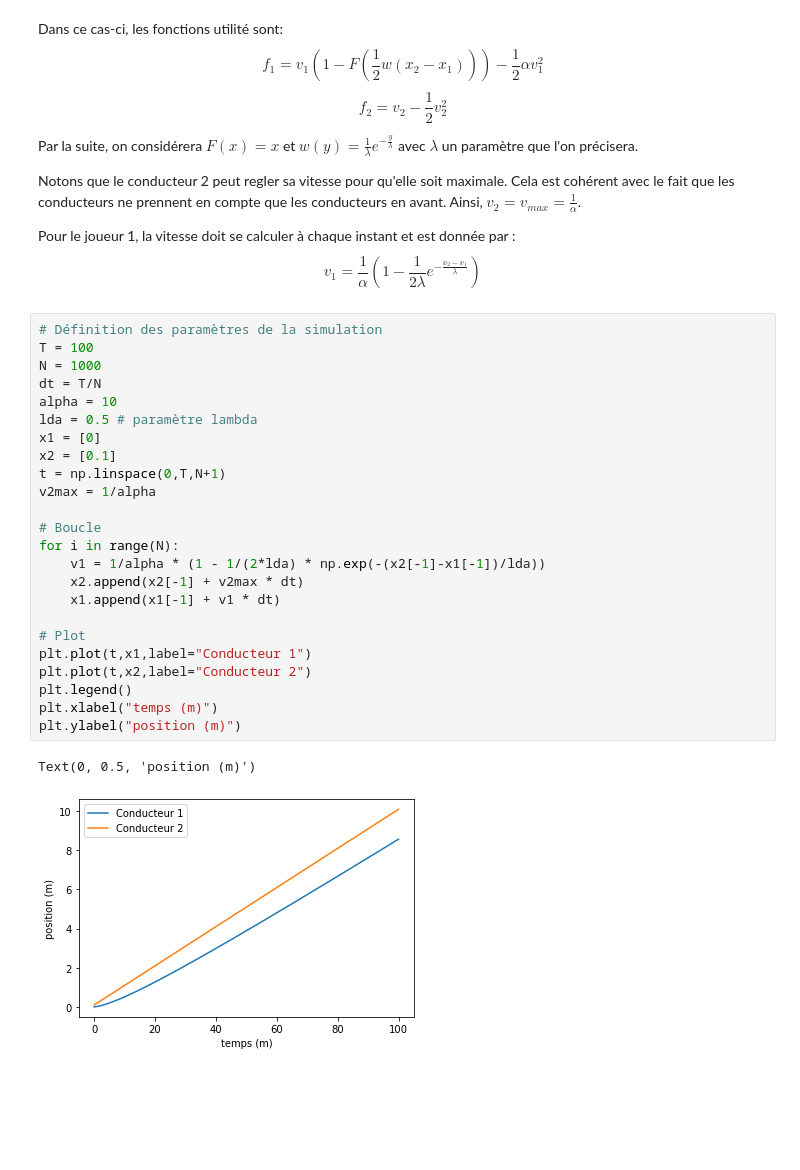
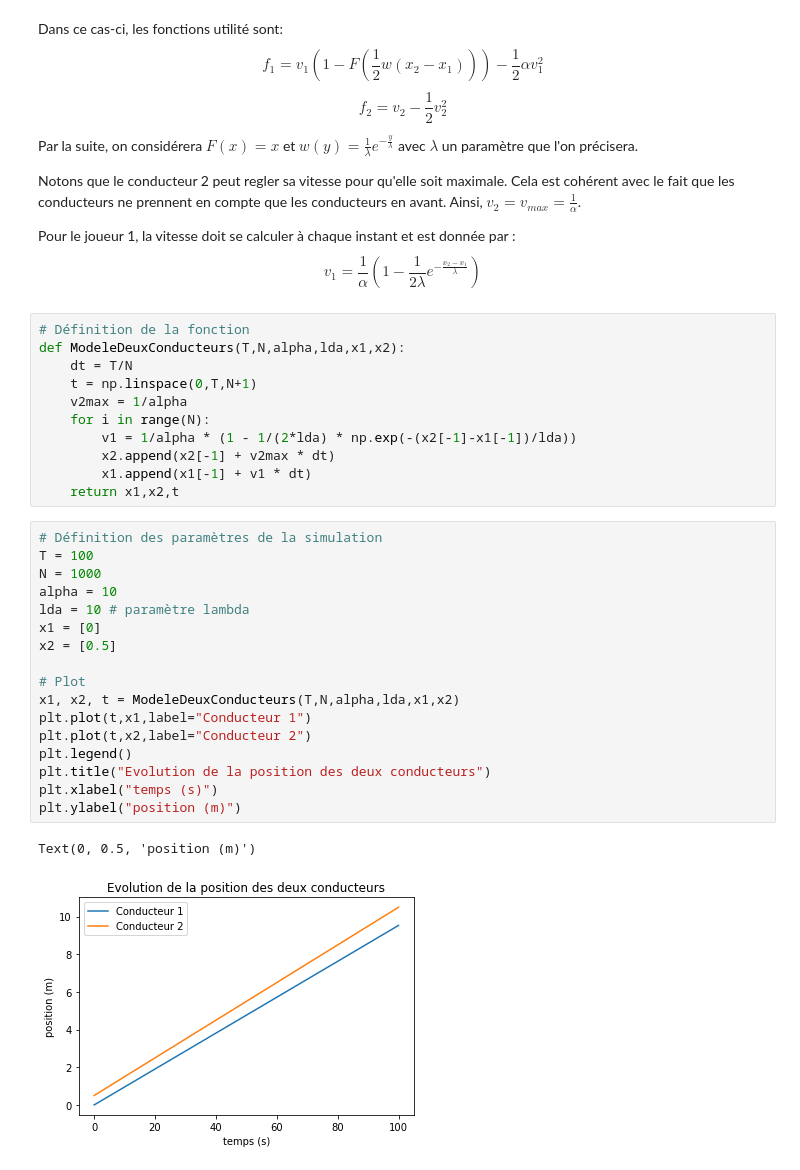
Before and after one commit to s-fl0res/PAr-168, a Jupyter notebook: simu_discrete.ipynb, the cells around one changed output. Drawn from its saved outputs; the diff is of its cells as text; blank space fills up the shorter version.

```diff
--- a/simu_discrete.ipynb
+++ b/simu_discrete.ipynb
@@ -24,29 +24,33 @@ Notons que le conducteur 2 peut regler sa vitesse pour qu'elle soit maximale. Ce
 Pour le joueur 1, la vitesse doit se calculer à chaque instant et est donnée par :
 $$v_1 = \frac1{\alpha}\left( 1 - \frac1{2\lambda}e^{-\frac{x_2 - x_1}{\lambda}}\right)$$
 # %%
-# Définition des paramètres de la simulation
-T = 100
-N = 1000
-dt = T/N
-alpha = 10
-lda = 0.5 # paramètre lambda
-x1 = [0]
-x2 = [0.1]
-t = np.linspace(0,T,N+1)
-v2max = 1/alpha
-
-# Boucle
-for i in range(N):
-    v1 = 1/alpha * (1 - 1/(2*lda) * np.exp(-(x2[-1]-x1[-1])/lda))
-    x2.append(x2[-1] + v2max * dt)
-    x1.append(x1[-1] + v1 * dt)
-
-# Plot
-plt.plot(t,x1,label="Conducteur 1")
-plt.plot(t,x2,label="Conducteur 2")
-plt.legend()
-plt.xlabel("temps (m)")
-plt.ylabel("position (m)")
+# Définition de la fonction
+def ModeleDeuxConducteurs(T,N,alpha,lda,x1,x2):
+    dt = T/N
+    t = np.linspace(0,T,N+1)
+    v2max = 1/alpha
+    for i in range(N):
+        v1 = 1/alpha * (1 - 1/(2*lda) * np.exp(-(x2[-1]-x1[-1])/lda))
+        x2.append(x2[-1] + v2max * dt)
+        x1.append(x1[-1] + v1 * dt)
+    return x1,x2,t
-# %% [output]
-Text(0, 0.5, 'position (m)')
-[figure, removed]
+# %%
+# Définition des paramètres de la simulation
+T = 100
+N = 1000
+alpha = 10
+lda = 10 # paramètre lambda
+x1 = [0]
+x2 = [0.5]
+
+# Plot
+x1, x2, t = ModeleDeuxConducteurs(T,N,alpha,lda,x1,x2)
+plt.plot(t,x1,label="Conducteur 1")
+plt.plot(t,x2,label="Conducteur 2")
+plt.legend()
+plt.title("Evolution de la position des deux conducteurs")
+plt.xlabel("temps (s)")
+plt.ylabel("position (m)")
+# %% [output]
+Text(0, 0.5, 'position (m)')
+[figure, added]
```
Also changed, not shown: parts of 6 cells of this notebook.
